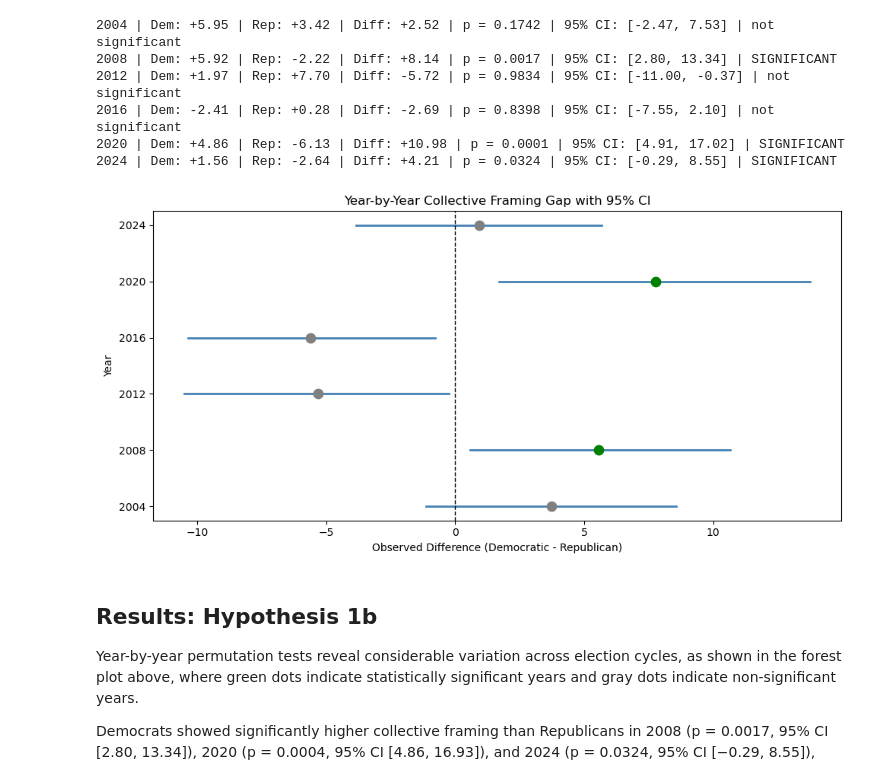
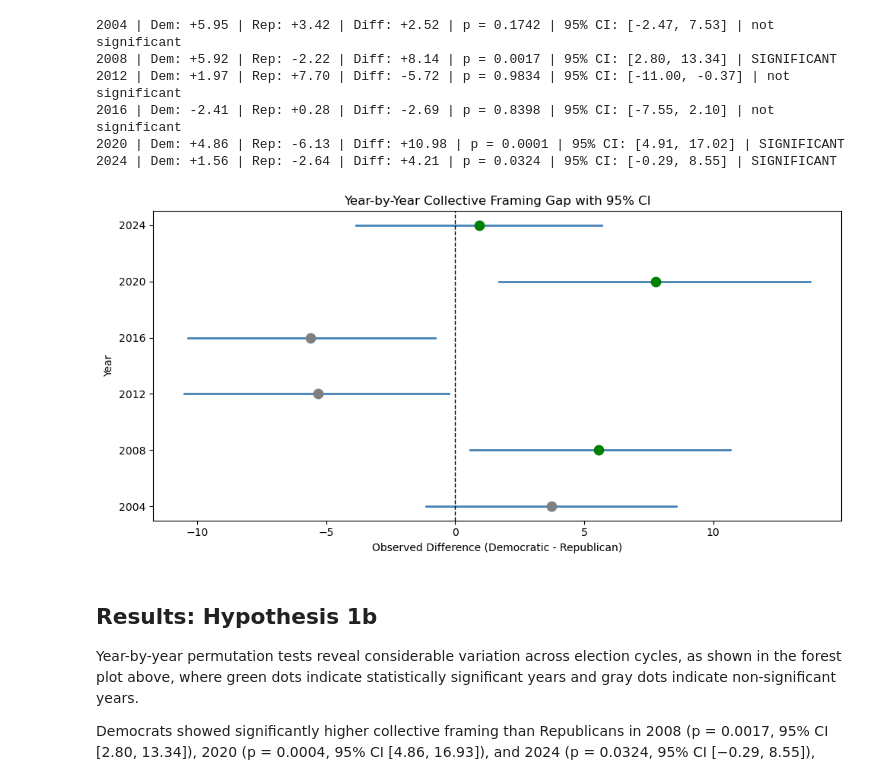
Before and after one commit to 37chandler/convention-speeches-paper, a Jupyter notebook: notebooks/hypothesis_testing-215_with_2024.ipynb, the cells around one changed output. Saved outputs shown, nothing was run; the diff lists cells and outputs as text; code cells hidden in the pictures.

```diff
--- a/notebooks/hypothesis_testing-215_cap.ipynb
+++ b/notebooks/hypothesis_testing-215_with_2024.ipynb
@@ -418,28 +418,28 @@ for year in years:
 # %%
 years = [2004, 2008, 2012, 2016, 2020, 2024]
 diffs = [3.72, 5.57, -5.33, -5.60, 7.78, 0.94]
 ci_lower = [-1.14, 0.57, -10.51, -10.37, 1.70, -3.85]
 ci_upper = [8.58, 10.66, -0.26, -0.78, 13.75, 5.68]
 
-sig_map = {2004: False, 2008: True, 2012: False, 2016: False, 2020: True, 2024: False}
+sig_map = {2004: False, 2008: True, 2012: False, 2016: False, 2020: True, 2024: True}
 colors = ['green' if sig_map[year] else 'gray' for year in years]
 
 fig, ax = plt.subplots(figsize=(10, 5))
 
 for i, year in enumerate(years):
     ax.plot([ci_lower[i], ci_upper[i]], [i, i], color='steelblue', linewidth=2)
     ax.scatter(diffs[i], i, color=colors[i], zorder=5, s=80)
 
 ax.axvline(0, color='black', linewidth=1, linestyle='--')
 ax.set_yticks(range(len(years)))
 ax.set_yticklabels(years)
 ax.set_xlabel('Observed Difference (Democratic - Republican)')
 ax.set_ylabel('Year')
 ax.set_title('Year-by-Year Collective Framing Gap with 95% CI')
 plt.tight_layout()
 plt.show()
 # %% [output]
-[figure, old version]
+[figure, new version]
 # %% [markdown]
 ## Results: Hypothesis 1b
 
```
Also changed, not shown: 2 other files.
